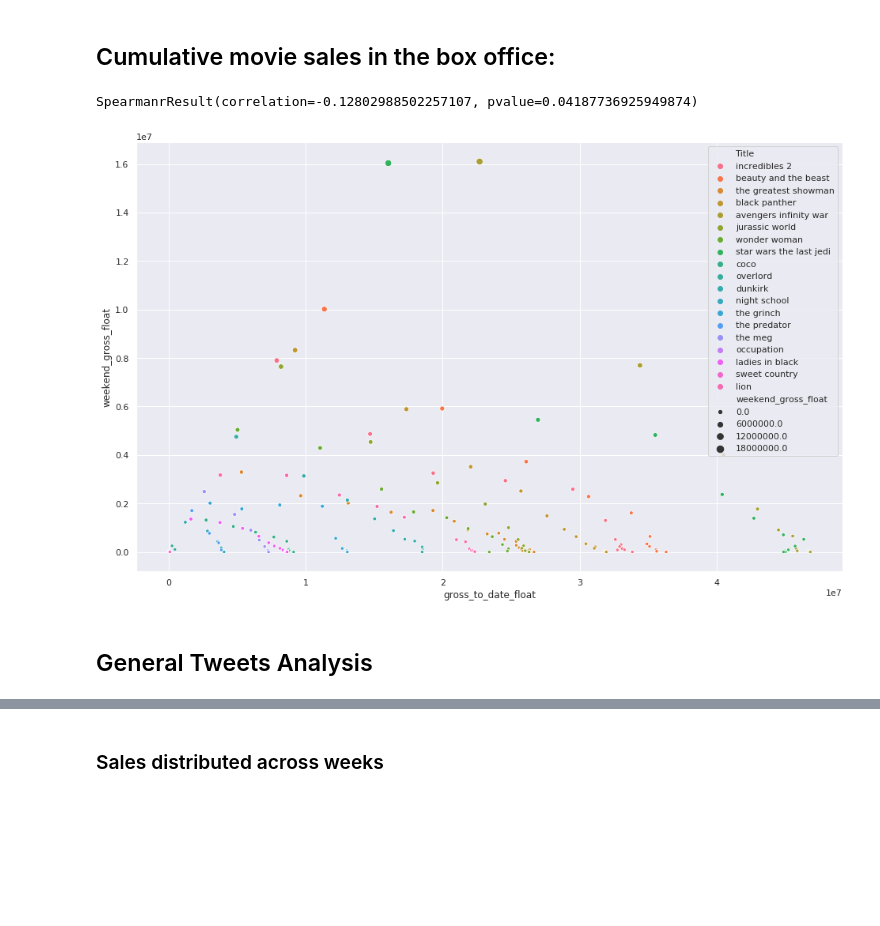
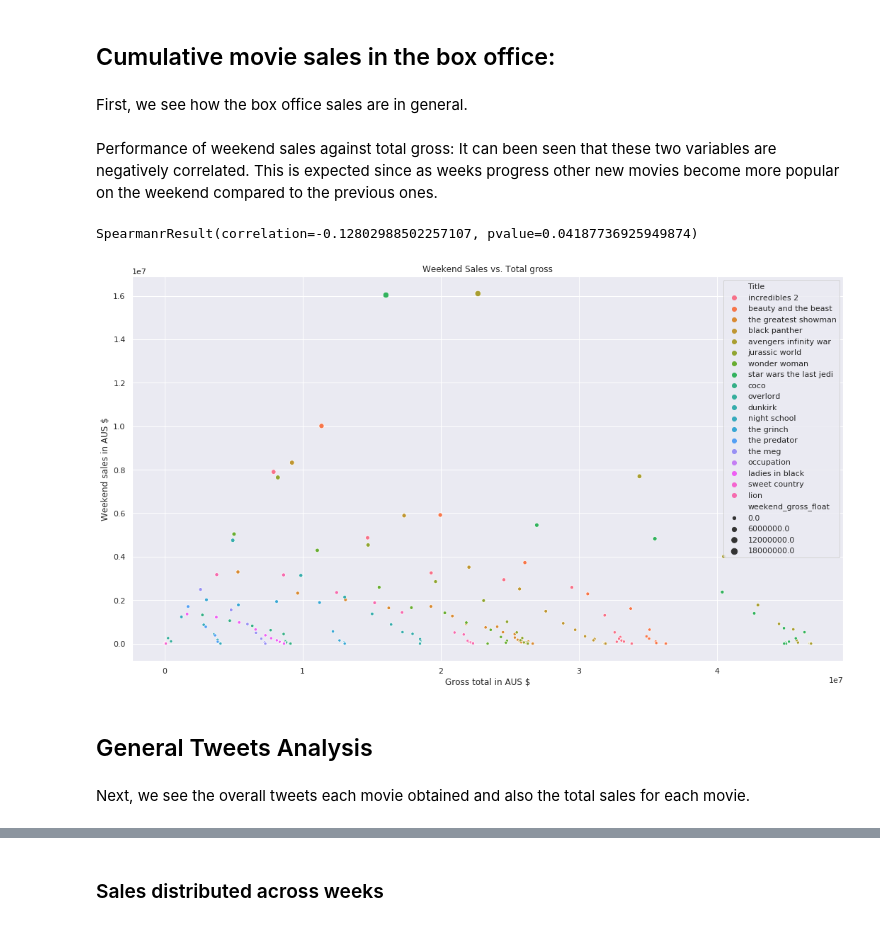
Before and after one commit to tharangni/syn-the-sis-io, a Jupyter notebook: 2_analysis_results.ipynb, the cells around one changed output, grey strips where cells are left out. Saved outputs shown, nothing was run; the diff lists cells and outputs as text; code cells hidden in the pictures; blank space fills up the shorter version.

```diff
--- a/2_analysis_results.ipynb
+++ b/2_analysis_results.ipynb
@@ -60,34 +52,42 @@ df_title['end_date'] = pd.to_datetime(df_title['end_date'])
 # %% [markdown]
 --------
-# %%
-plt.rcParams['figure.figsize'] = [16, 10]
-sns.set(color_codes=True)
 # %% [markdown]
 # Analysis through feature engineering and visualization
+# %%
+plt.rcParams['figure.figsize'] = [18, 10]
+sns.set(color_codes=True)
 # %% [markdown]
 ## Cumulative movie sales in the box office:
+# %% [markdown]
+First, we see how the box office sales are in general.
 # %%
 agg_cost = df_title.groupby(['Title']).sum()[['gross_to_date_float']].sort_values(
     by='gross_to_date_float', ascending=False)
 # %%
 weekend_to_total = df_title[['Title', 'weekend_gross_float', 'gross_to_date_float']]
 weekend_to_total = weekend_to_total.fillna(0)
+# %% [markdown]
+Performance of weekend sales against total gross: It can been seen that these two variables are negatively correlated. This is expected since as weeks progress other new movies become more popular on the weekend compared to the previous ones.
 # %%
 # weekend sales and gross total are negatively correlated
 stats.spearmanr(weekend_to_total['weekend_gross_float'], weekend_to_total['gross_to_date_float'])
 # %% [output]
 SpearmanrResult(correlation=-0.12802988502257107, pvalue=0.04187736925949874)
 # %%
-sns.scatterplot(data=weekend_to_total, hue = "Title",
+wtt = sns.scatterplot(data=weekend_to_total, hue = "Title",
                 y="weekend_gross_float", x="gross_to_date_float",
                 size="weekend_gross_float");
-
+wtt.set_xlabel("Gross total in AUS $");
+wtt.set_ylabel("Weekend sales in AUS $")
+wtt.set_title("Weekend Sales vs. Total gross");
 # weekend sales are initially high when the movie releases and
-# thereafter it starts declining while though total sales keeps increasing
+# thereafter it starts declining although total sales keeps increasing
 # %% [output]
-[figure, old version]
+[figure, new version]
 # %% [markdown]
 ## General Tweets Analysis
+# %% [markdown]
+Next, we see the overall tweets each movie obtained and also the total sales for each movie.
 # %%
 # distribution of tweets per movie and total gross respectively
 fig = plt.figure()
```
Also changed, not shown: parts of 18 cells of this notebook, 1 other file.
